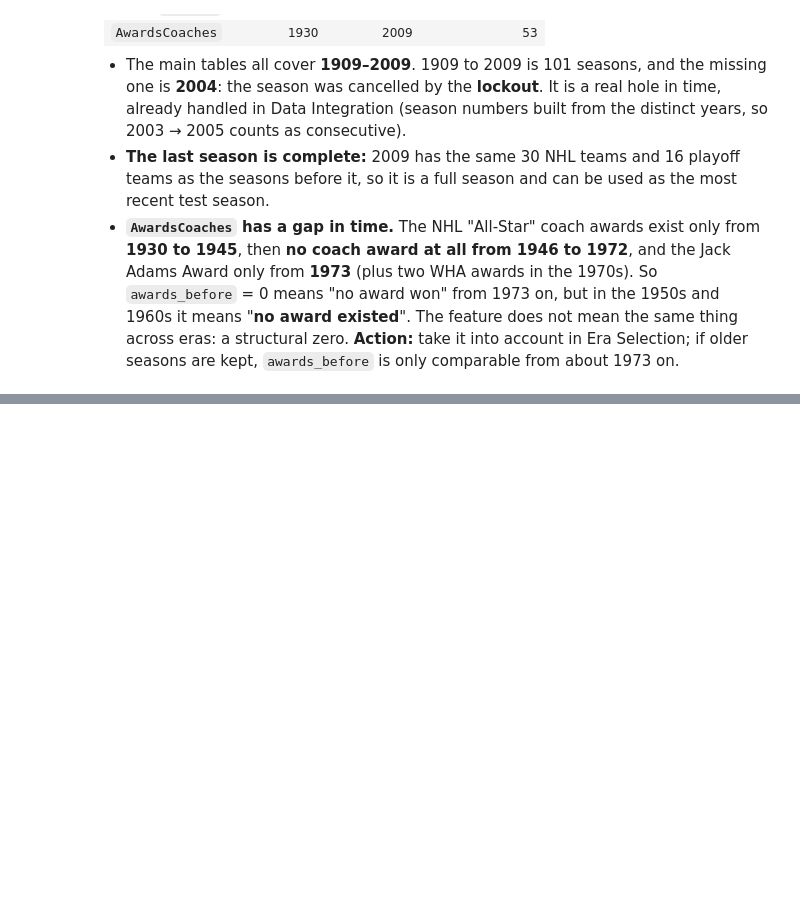
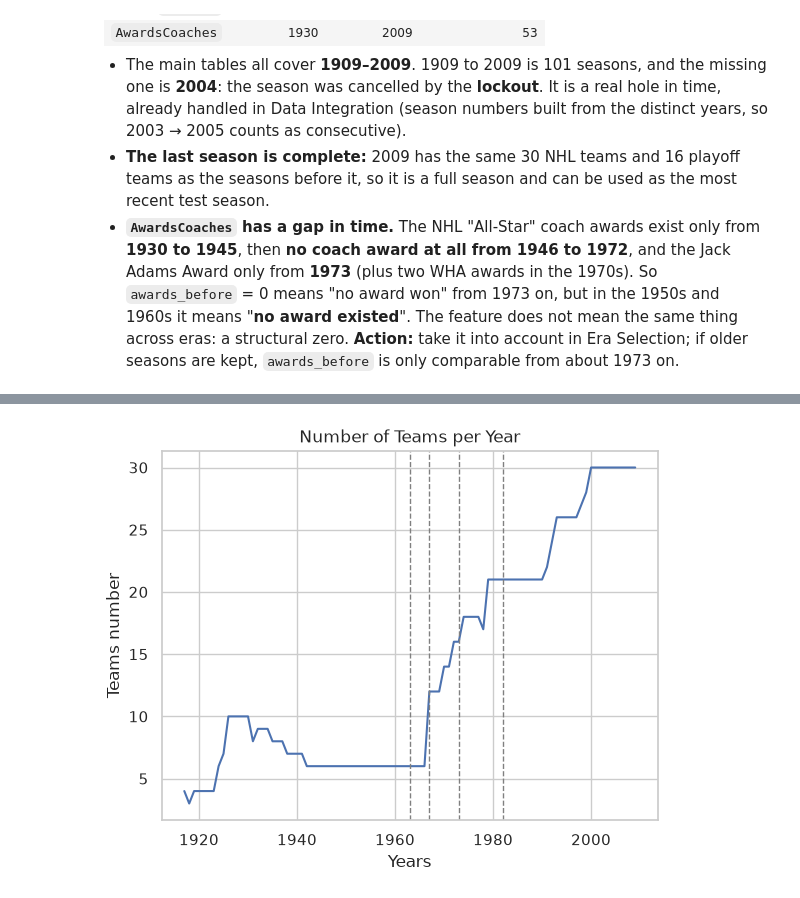
Before and after one commit to LuisBento2005/AC_DataMining, a Jupyter notebook: notebooks/03_data_preparation.ipynb, the cells around one changed output, grey strips where cells are left out. Cells and saved outputs as stored; diff of their text form; code cells hidden in the pictures; blank space fills up the shorter version.

Commit message:
Sampling

```diff
--- a/notebooks/03_data_preparation.ipynb
+++ b/notebooks/03_data_preparation.ipynb
@@ -1678,0 +1755,23 @@ Timeliness is also about whether old data still describes the game we predict. M
+# %%
+sampling_domain_year = q("""
+    SELECT
+        year,
+        tmID,
+        lgID
+    FROM Teams
+    WHERE lgID = "NHL"
+""")
+
+sampling_domain_year_groupby = sampling_domain_year.groupby("year")["lgID"].agg(teams_season="count").sort_values("year", ascending=False)
+
+sampling_domain_year_groupby.head()
+
+plt.plot(sampling_domain_year_groupby.index, sampling_domain_year_groupby["teams_season"])
+plt.xlabel("Years")
+plt.ylabel("Teams number")
+plt.title("Number of Teams per Year")
+possible_candidates = [1963, 1967, 1973, 1982]
+for x in possible_candidates:
+    plt.axvline(x, ls="--", color="grey", lw=1)
+# %% [output]
+[figure, added]
```
Also changed, not shown: parts of 86 cells of this notebook.
